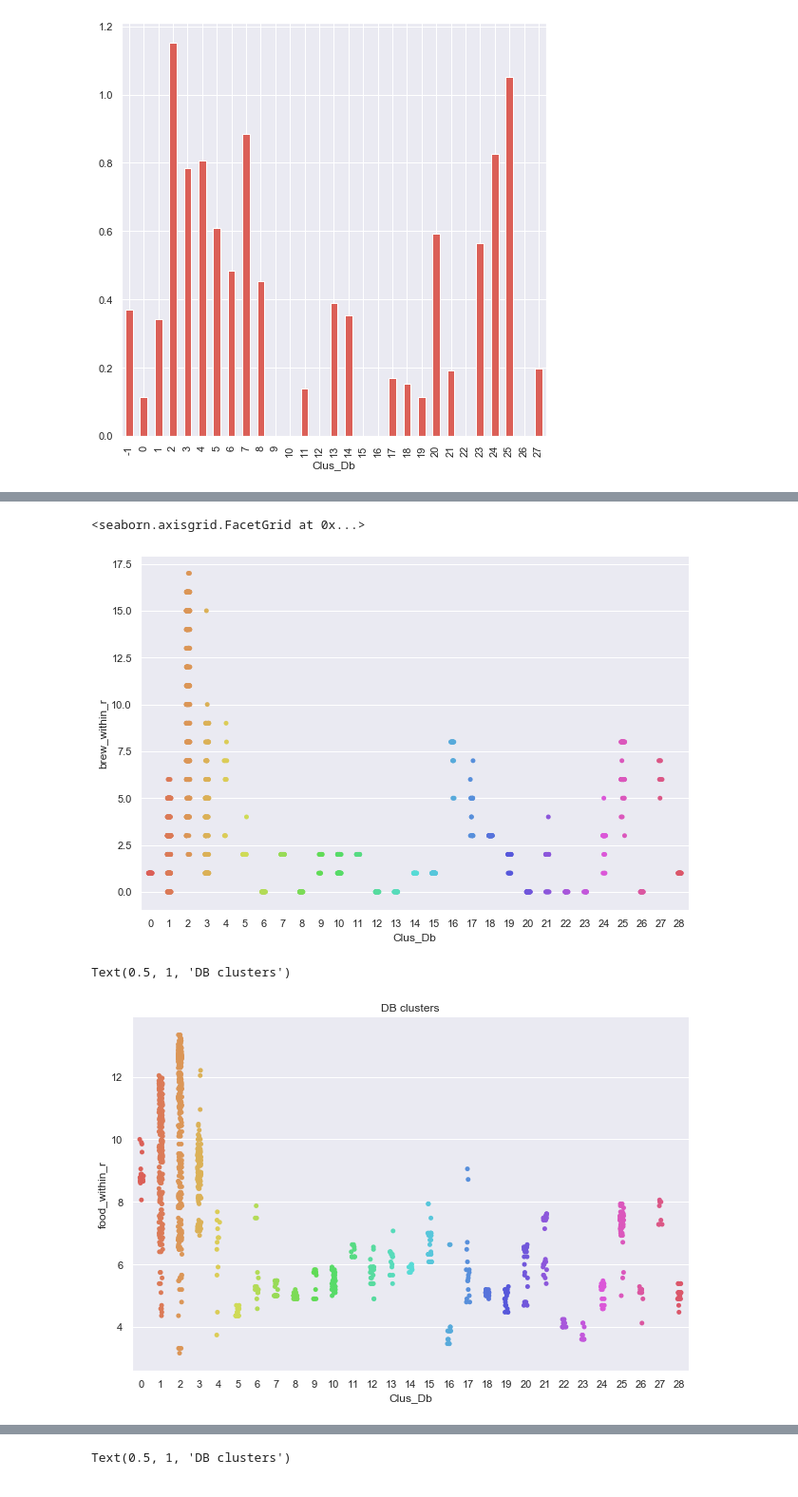
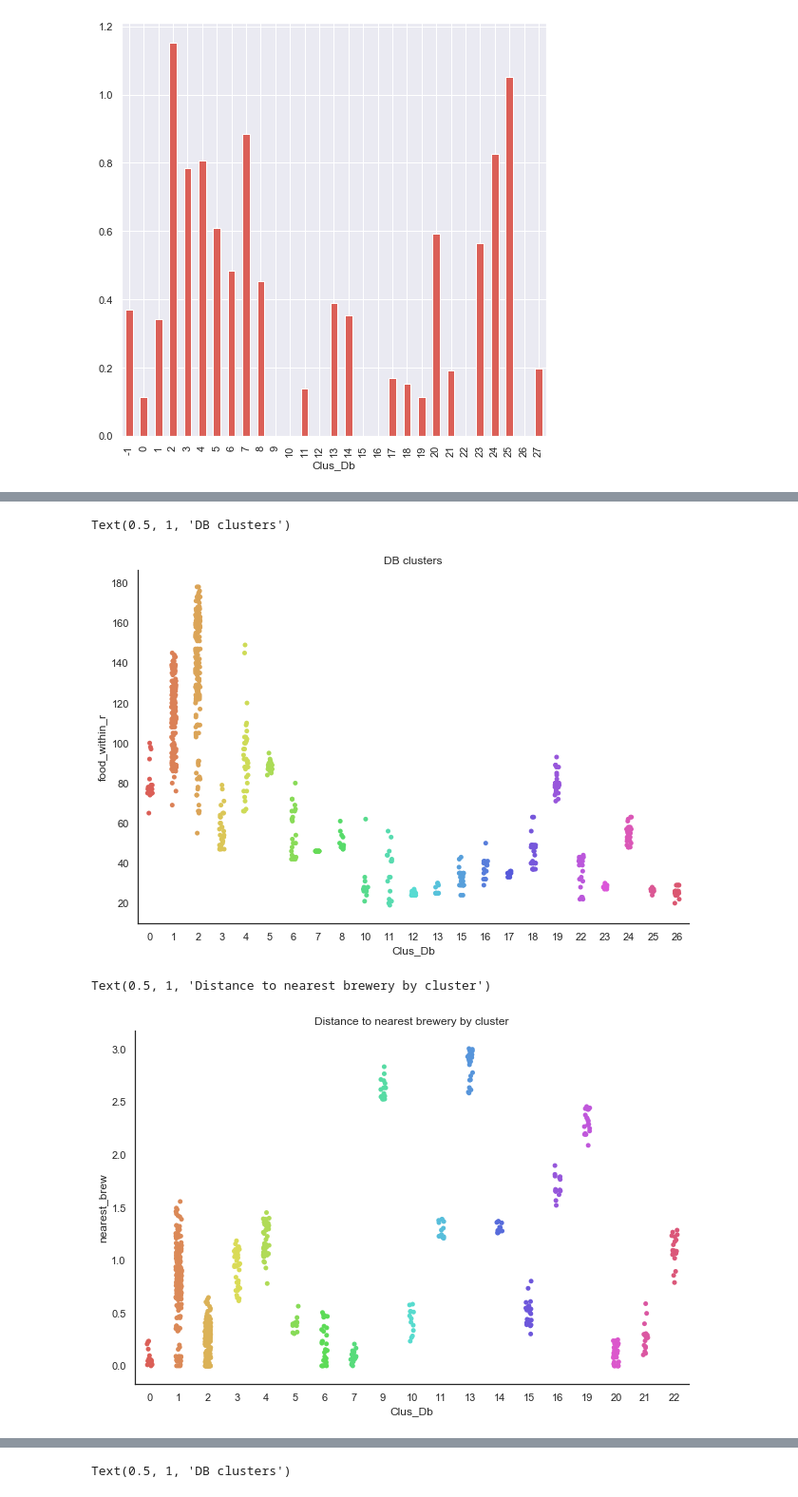
Before and after one commit to no50free/Twin_Cities_Cluster_Analysis, a Jupyter notebook: Capstone Cleaned.ipynb, the cells around one changed output, grey strips where cells are left out. Shown at 95% size. Drawn from its saved outputs; the diff is of its cells as text; code cells hidden in the pictures.

```diff
--- a/Capstone Cleaned.ipynb
+++ b/Capstone Cleaned.ipynb
@@ -600,6 +609,6 @@ plt.show()
 # %%
 # Elbow method indicates small elbows at k=5, 7, 10.
-clusterNum = 3
+clusterNum = 10
 k_means = KMeans(init = "k-means++", n_clusters = clusterNum, n_init = 30)
 k_means.fit(X)
 labels = k_means.labels_
@@ -658,19 +666,0 @@ Text(117.53146447560732, 0.5, 'latitude')
-# %%
-from sklearn import metrics
-from scipy.spatial.distance import cdist
-
-
-# k means determine k
-distortions = []
-K = range(15,25)
-for k in K:
-    k_means = KMeans(init = "k-means++", n_clusters = k, n_init = 30)
-    k_means.fit(X)
-    distortions.append(sum(np.min(cdist(X, k_means.cluster_centers_, 'euclidean'), axis=1)) / X.shape[0])
-
-# Plot the elbow
-plt.plot(K, distortions, 'bx-')
-plt.xlabel('k')
-plt.ylabel('Distortion')
-plt.title('The Elbow Method showing the optimal k')
-plt.show()
@@ -688,7 +676,7 @@ Clus_dataSet = np.nan_to_num(Clus_dataSet)
 Clus_dataSet = StandardScaler().fit_transform(Clus_dataSet)
 
 # Compute DBSCAN
-db = DBSCAN(eps=.26, min_samples=12).fit(Clus_dataSet)
+db = DBSCAN(eps=.28, min_samples=12).fit(Clus_dataSet)
 core_samples_mask = np.zeros_like(db.labels_, dtype=bool)
 core_samples_mask[db.core_sample_indices_] = True
 labels = db.labels_
@@ -718,6 +706,9 @@ colors=sns.color_palette('hls', clusterNum)
 
 Clus_dataSet=np.concatenate((np.array(gdf[['x','y']]),Clus_dataSet),axis=1)
 
+# To keep same cluster colors in plots later
+db_color_dict = {k:v for k,v in zip(unique_labels, colors)}
+db_color_dict[-1]=(0,0,0)
 
 cs=[] # to make legend
 centroids=[]
@@ -731,7 +722,7 @@ for k, col in zip(unique_labels, colors):
 
     xy = Clus_dataSet[class_member_mask & core_samples_mask]
     plt.plot(xy[:, 0], xy[:, 1], 'o', markerfacecolor=tuple(col),
-             markeredgecolor='k', markersize=12)
+             markeredgecolor='k', markersize=10, alpha=.6)
     cs.append(plt.scatter(xy[:,0], xy[:,1], color=col))
     centroids.append([xy[:,0].mean(), xy[:,1].mean()])
 
@@ -761,11 +758,13 @@ gdf.groupby(['Clus_Db']).brew_food_ratio.mean().plot(kind='bar',figsize=(8,8))
 # %%
-sns.catplot(x='Clus_Db', y='brew_within_r', hue='Clus_Db', data=gdf[gdf['Clus_Db']!=-1], height=6, aspect=1.5, palette='hls')
+sns.catplot(x='Clus_Db', y='food_within_r', hue='Clus_Db', data=gdf[~gdf['Clus_Db'].isin(exclude)], height=6, aspect=1.5, palette=db_color_dict)
+plt.title('DB clusters')
 # %% [output]
-<seaborn.axisgrid.FacetGrid at 0x...>
+Text(0.5, 1, 'DB clusters')
-[figure, old version]
+[figure, new version]
 # %%
-sns.catplot(x='Clus_Db', y='food_within_r', hue='Clus_Db', data=gdf[gdf['Clus_Db']!=-1], height=6, aspect=1.5, palette='hls')
-plt.title('DB clusters')
+exclude=[-1, 8, 12, 17, 18]
+sns.catplot(x='Clus_Db', y='nearest_brew', hue='Clus_Db', data=gdf[~gdf['Clus_Db'].isin(exclude)], height=6, aspect=1.5, palette=db_color_dict)
+plt.title('Distance to nearest brewery by cluster')
 # %% [output]
-Text(0.5, 1, 'DB clusters')
+Text(0.5, 1, 'Distance to nearest brewery by cluster')
-[figure, old version]
+[figure, new version]
```
Also changed, not shown: parts of 20 cells of this notebook.
